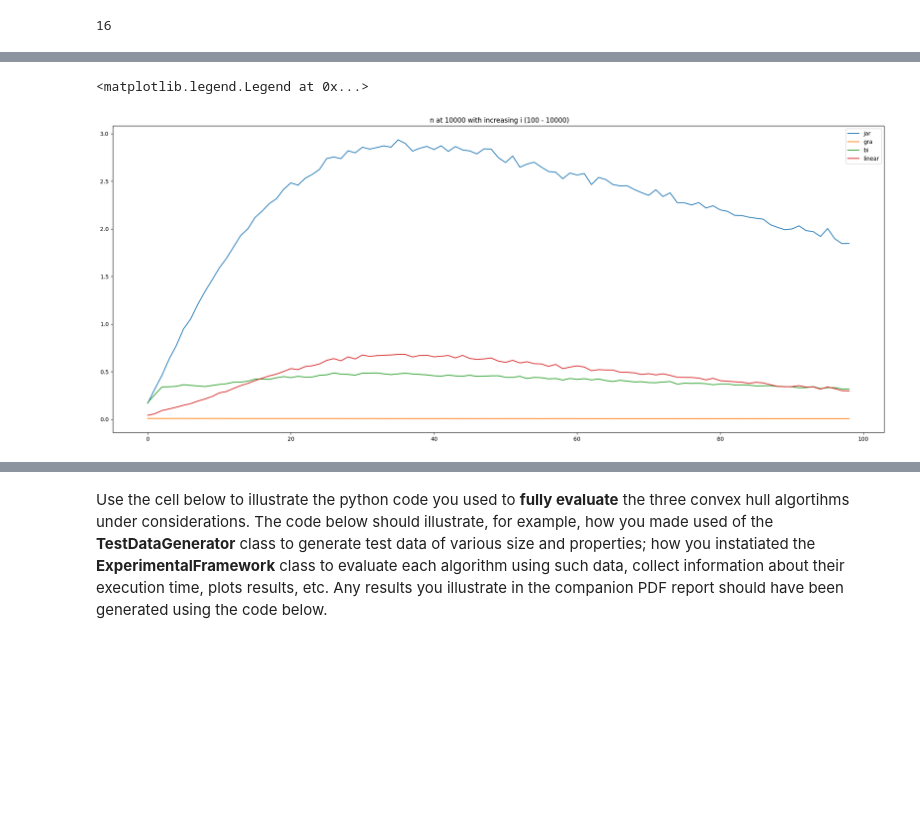
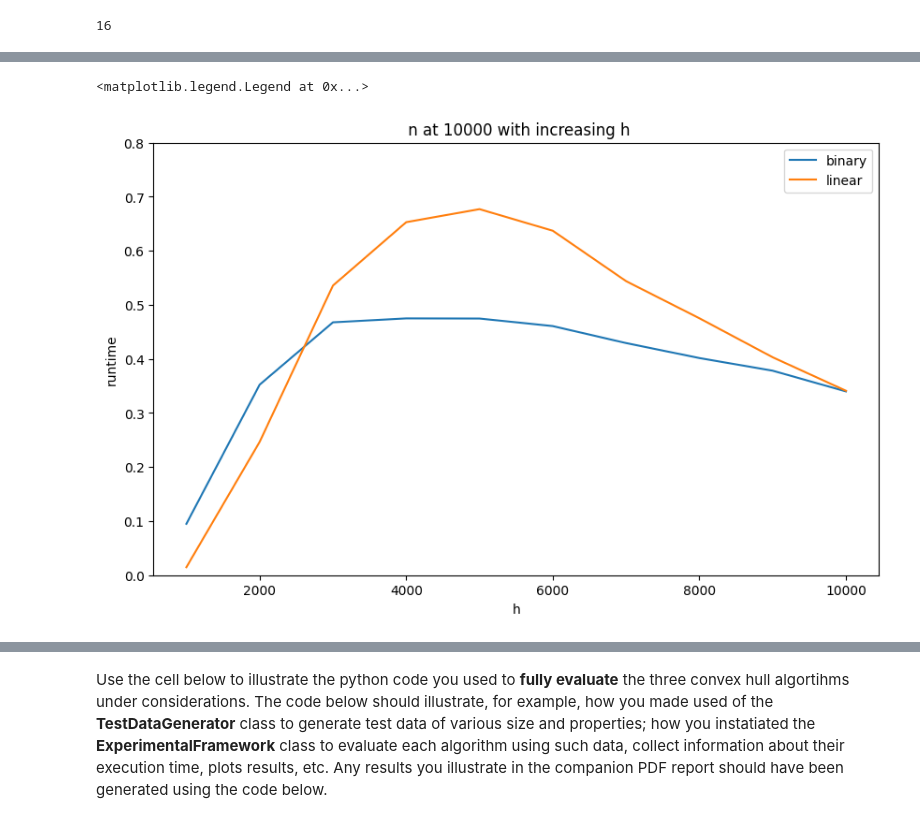
Before and after one commit to AidCheng/Gesture-Recognition, a Jupyter notebook: grp-003-0005code.ipynb, the cells around one changed output, grey strips where cells are left out. Cells and saved outputs as stored; diff of their text form; code cells hidden in the pictures; blank space fills up the shorter version.

```diff
--- a/grp-003-0005code.ipynb
+++ b/grp-003-0005code.ipynb
@@ -630,0 +743,9 @@ plt.legend()
+# %%
+m_jar3 = []
+m_jar1 = []
+X = []
+print(len(jar1))
+for x in range(19):
+    m_jar1.append(jar1[x * 10])
+    m_jar3.append(jar3[x * 10])
+    X.append(x * 1000 + 1000)
@@ -678,19 +819,21 @@ gra5 = []
 bi5 = []
 line5 = []
 jar5 = []
+X_5 = []
 
-for i in range(100,10000,100):
+for i in range(10,10000,1000):
+    X.append(i)
     n = 10000
     points = TestDataGenerator(n, i).points
     j_t, g_t, b_t, l_t = 0, 0, 0, 0
     for i in range(10):
-        start = ti.default_timer()
-        jarvis(points, n+1)
-        j_t += ti.default_timer() - start
+        # start = ti.default_timer()
+        # jarvis(points, n+1)
+        # j_t += ti.default_timer() - start
 
-        start = ti.default_timer()
-        graham_scan(points)
-        g_t += ti.default_timer() - start
+        # start = ti.default_timer()
+        # graham_scan(points)
+        # g_t += ti.default_timer() - start
 
         start = ti.default_timer()
         chen(points)
@@ -700,21 +843,24 @@ for i in range(100,10000,100):
         linear(points)
         l_t += ti.default_timer() - start
 
-    jar5.append(j_t / 10)
-    gra5.append(g_t / 10)
+    # jar5.append(j_t / 10)
+    # gra5.append(g_t / 10)
     bi5.append(b_t / 10)
     line5.append(l_t/ 10)
 # %%
-plt.figure(figsize=(25,10))
-plt.plot(jar5, label = 'jar', marker = '')
-plt.plot(gra5, label = 'gra', marker = '')
-plt.plot(bi5, label = 'bi', marker = '')
-plt.plot(line5, label = 'linear', marker = '')
-plt.title(" n at 10000 with increasing i (100 - 10000)")
+X = [x * 1000 for x in range(1,11)]
+plt.figure(figsize=(10,6))
+plt.ylim(0,0.8)
+# plt.plot(jar5, label = 'jar', marker = '')
+# plt.plot(gra5, label = 'gra', marker = '')
+plt.plot(X,bi5, label = 'binary', marker = '')
+plt.plot(X,line5, label = 'linear', marker = '')
+plt.title(" n at 10000 with increasing h")
+plt.xlabel('h')
 plt.legend()
 # %% [output]
 <matplotlib.legend.Legend at 0x...>
-[figure, old version]
+[figure, new version]
 # %%
 # Constant n with increasing i
 # Test the efficiency with increasing n
```
Also changed, not shown: parts of 30 cells of this notebook.
